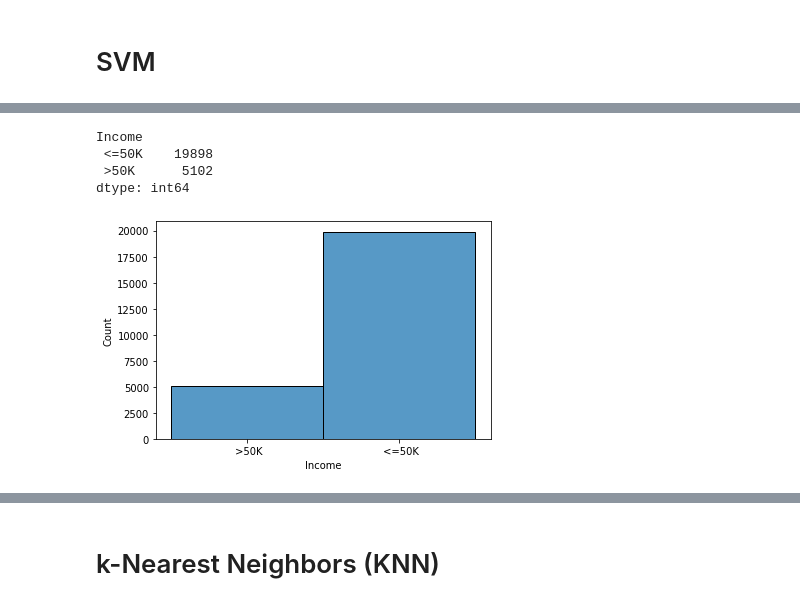
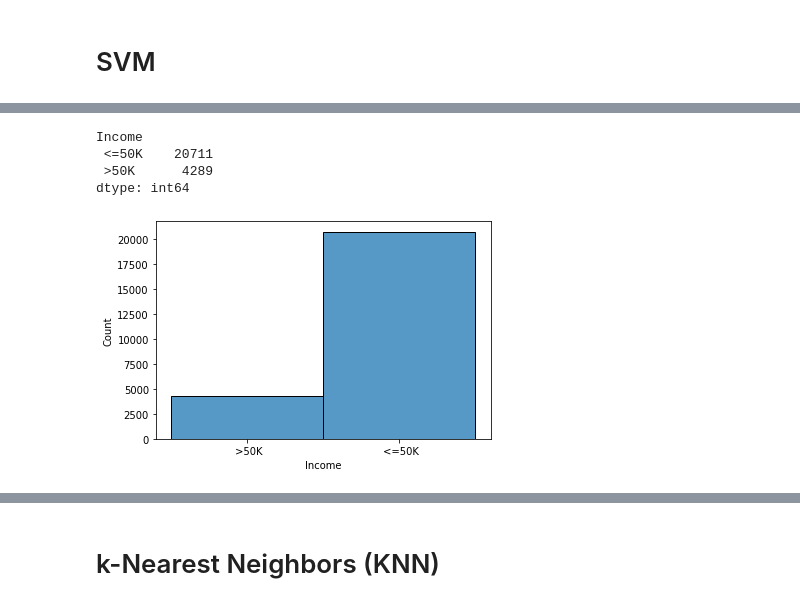
Before and after one commit to Kshitij301199/Income_Classification, a Jupyter notebook: models.ipynb, the cells around one changed output, grey strips where cells are left out. Drawn from its saved outputs; the diff is of its cells as text; code cells hidden in the pictures.

```diff
--- a/models.ipynb
+++ b/models.ipynb
@@ -259,6 +280,0 @@ plt.plot(["auto","sqrt","log2","None"],max_features_list)
-# %%
-criterion_list = []
-for i in ['gini', 'entropy']:
-    model = DecisionTreeClassifier(max_depth=7,min_samples_split=2,min_samples_leaf=7,max_features=None,criterion=i)
-    model.fit(X_train,y_train)
-    criterion_list.append(accuracy_score(y_test,model.predict(X_test)))
@@ -270,4 +280,0 @@ plt.plot(['gini','entropy'],criterion_list)
-# %%
-tuned_model = DecisionTreeClassifier(max_depth=7,min_samples_split=2,min_samples_leaf=2,max_features=None,criterion='gini')
-tuned_model.fit(X_train,y_train)
-evaulation(y_test,tuned_model.predict(X_test))
@@ -338,0 +315,21 @@ dtype: int64
+# %%
+clf_RF = RandomForestClassifier()
+params_RF = {
+    'n_estimators': [50,100,300],
+    'criterion': ["gini","entropy"],
+    'max_depth': [3, 5, None],
+    'min_samples_split': [2, 5, 10],
+    'min_samples_leaf': [1, 2, 4],
+    'max_features': ['sqrt', 'log2']
+}
+
+grid_search_RF = GridSearchCV(clf_RF,params_RF)
+grid_search_RF.fit(X_train,y_train)
+
+print("Best Hyperparameters:", grid_search_RF.best_params_)
+print("Best Score:", grid_search_RF.best_score_)
+
+best_model_RF = grid_search_RF.best_estimator_
+
+y_pred_RF2 = best_model_RF.predict(X_test)
+evaulation(y_test,y_pred_RF2)
@@ -341,4 +371,8 @@ dtype: int64
 # %%
 from sklearn.svm import SVC
 
-clf_SVM = SVC()
+SVM = SVC()
+SVM.fit(X_train,y_train)
+
+y_pred_SVM = SVM.predict(X_test)
+evaulation(y_test,y_pred_SVM)
@@ -364,9 +389,11 @@ y_pred_wo_income_RF = RF.predict(X_pred)
 # %%
-print(pd.DataFrame(y_pred_wo_income_RF,columns=["Income"]).replace({-1:" <=50K",1:" >50K"}).value_counts())
-sns.histplot(pd.DataFrame(y_pred_wo_income_RF,columns=["Income"]).replace({-1:" <=50K",1:" >50K"})["Income"]);
+y_pred_wo_income_SVM = SVM.predict(X_pred)
+
+print(pd.DataFrame(y_pred_wo_income_SVM,columns=["Income"]).replace({-1:" <=50K",1:" >50K"}).value_counts())
+sns.histplot(pd.DataFrame(y_pred_wo_income_SVM,columns=["Income"]).replace({-1:" <=50K",1:" >50K"})["Income"]);
 # %% [output]
 Income
- <=50K    19898
- >50K      5102
+ <=50K    20711
+ >50K      4289
 dtype: int64
-[figure, old version]
+[figure, new version]
```
Also changed, not shown: parts of 64 cells of this notebook.
